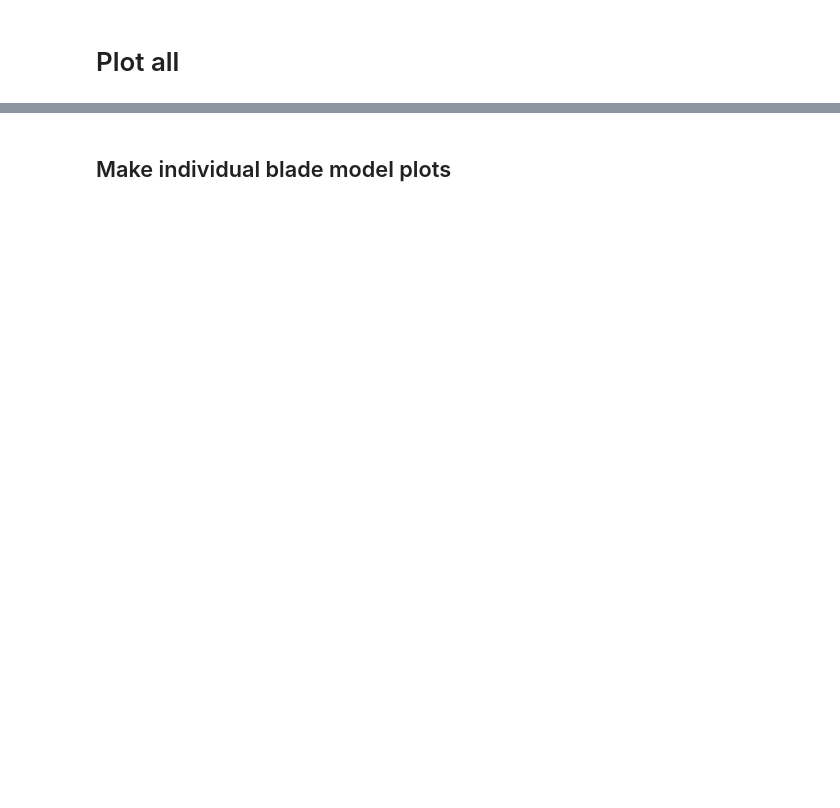
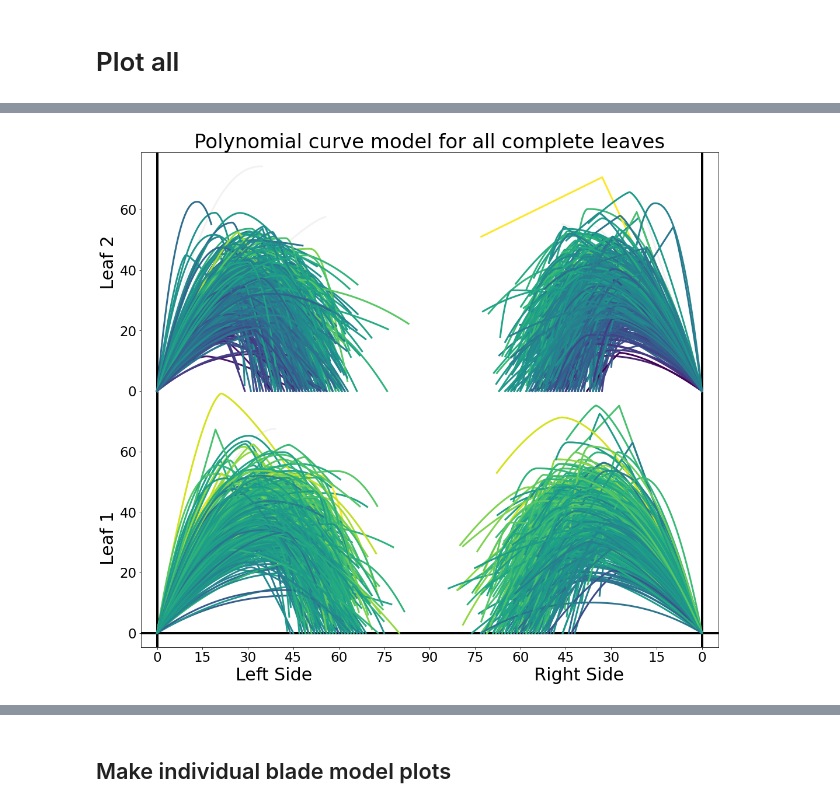
Before and after one commit to amezqui3/synthetic_maize, a Jupyter notebook: code/polynomial_leaf.ipynb, the cells around one changed output, grey strips where cells are left out. Drawn from its saved outputs; the diff is of its cells as text; code cells hidden in the pictures; blank space fills up the shorter version.

```diff
--- a/code/polynomial_leaf.ipynb
+++ b/code/polynomial_leaf.ipynb
@@ -405,16 +406,0 @@ filename = dst + 'poly_model_' + plotname + '_incomplete_leaves.png'
-# %%
-plt.figure(figsize=(12,10))
-
-for i in range(len(NormBlade)):
-#for i in range(50,63):
-    plt.plot(NormBlade[i][:,0], NormBlade[i][:,1], lw=3)
-
-plt.axvline(x=0, c='k', lw=3)
-plt.axhline(y=0, c='k', lw=3)
-plt.title(plotname + ' Normalized leaves ({}/{})'.format(len(NormBlade),len(Blade)), fontsize=20)
-plt.tick_params(labelsize=15)
-plt.axis('equal');
-
-filename = dst + 'poly_model_' + plotname + '_normalized.png'
-plt.savefig(filename, dpi=150, format='png', bbox_inches='tight',
-                    facecolor='white', transparent=False)
@@ -420,0 +411,74 @@ plt.savefig(filename, dpi=150, format='png', bbox_inches='tight',
+# %%
+foo = [np.nonzero(1 - data[i]['curled'].values)[0] for i in range(len(data))]
+antifoo = [np.nonzero(data[i]['curled'].values)[0] for i in range(len(data))]
+bar = [(data[i].iloc[foo[i],21]).values for i in range(len(data))]
+mbar = np.min(np.hstack(bar))
+Mbar = np.max(np.hstack(bar) - mbar)
+
+color_vals = [(bar[i] - mbar)/Mbar for i in range(len(data))]
+
+fs = 30
+viridis = cm.get_cmap('viridis', 64)
+
+xsep = 90; ysep = 80
+fig, ax = plt.subplots(1,1, figsize=(15,15), sharex=True, sharey=True)
+#ax = np.atleast_1d(ax).ravel()
+#porder = [(1,0), (0,0), (1,1), (0,1)]
+#psign = [1,1,-1,-1]
+viridis = cm.get_cmap('viridis', 32)
+
+i = 0
+for j in range(len(foo[i])):
+    ax.plot(XRange[i][foo[i][j]], BLade[i][foo[i][j]], lw=3, c=viridis(color_vals[i][j]), zorder=4)
+for j in range(len(antifoo[i][:10])):
+    ax.plot(XRange[i][antifoo[i][j]], BLade[i][antifoo[i][j]], lw=3, c='gray', alpha=0.1, zorder=1)
+
+i = 1
+for j in range(len(foo[i])):
+    ax.plot(XRange[i][foo[i][j]], ysep+BLade[i][foo[i][j]], lw=3, c=viridis(color_vals[i][j]), zorder=4)
+for j in range(len(antifoo[i][:10])):
+    ax.plot(XRange[i][antifoo[i][j]], ysep + BLade[i][antifoo[i][j]], lw=3, c='gray', alpha=0.1, zorder=1)
+
+i = 2
+for j in range(len(foo[i])):
+    ax.plot(2*xsep - XRange[i][foo[i][j]], BLade[i][foo[i][j]], lw=3, c=viridis(color_vals[i][j]), zorder=4)
+for j in range(len(antifoo[i][:10])):
+    ax.plot(2*xsep - XRange[i][antifoo[i][j]], BLade[i][antifoo[i][j]], lw=3, c='gray', alpha=0.1, zorder=1)
+
+i = 3
+for j in range(len(foo[i])):
+    ax.plot(2*xsep - XRange[i][foo[i][j]], ysep+BLade[i][foo[i][j]], lw=3, c=viridis(color_vals[i][j]), zorder=4)
+for j in range(len(antifoo[i][:10])):
+    ax.plot(2*xsep - XRange[i][antifoo[i][j]], ysep+BLade[i][antifoo[i][j]], lw=3, c='gray', alpha=0.1, zorder=1)
+
+ax.axvline(x=0, c='k', lw=4)
+ax.axhline(y=0, c='k', lw=4)
+ax.axvline(x=xsep*2, c='k', lw=4)
+xticks = np.linspace(0,2*xsep,2*(xsep//15)+1)
+xticklabels = np.hstack([xticks.astype(int)[:len(xticks)//2],
+                         xticks.astype(int)[len(xticks)//2],
+                         xticks.astype(int)[:len(xticks)//2][::-1]])
+ax.set_xticks(xticks)
+ax.set_xticklabels(xticklabels)
+ax.set_xlabel('Left Side' +40*' ' + 'Right Side', fontsize=fs)
+
+yticks = np.linspace(0,2*ysep,2*(ysep//20)+1)
+yticklabels = np.hstack([yticks.astype(int)[:len(yticks)//2],
+                         yticks.astype(int)[0],
+                         yticks.astype(int)[1:len(yticks)//2]])
+ax.set_yticks(yticks[:-1])
+ax.set_yticklabels(yticklabels)
+ax.set_ylabel('Leaf 1' +40*' ' + 'Leaf 2', fontsize=fs)
+
+ax.tick_params(labelsize=fs-7)
+ax.set_aspect('equal')
+ax.margins(0.03)
+
+ax.set_title('Polynomial curve model for all complete leaves', fontsize=fs+4)
+
+fig.tight_layout()
+
+filename = dst + 'poly_model_all_blades.png'
+print(filename)
+plt.savefig(filename, dpi=150, format='png', bbox_inches='tight', facecolor='white', transparent=False)
+# %% [output]
@@ -420,0 +486 @@ plt.savefig(filename, dpi=150, format='png', bbox_inches='tight',
+[figure, added]
```
Also changed, not shown: parts of 24 cells of this notebook, 13 other files.
